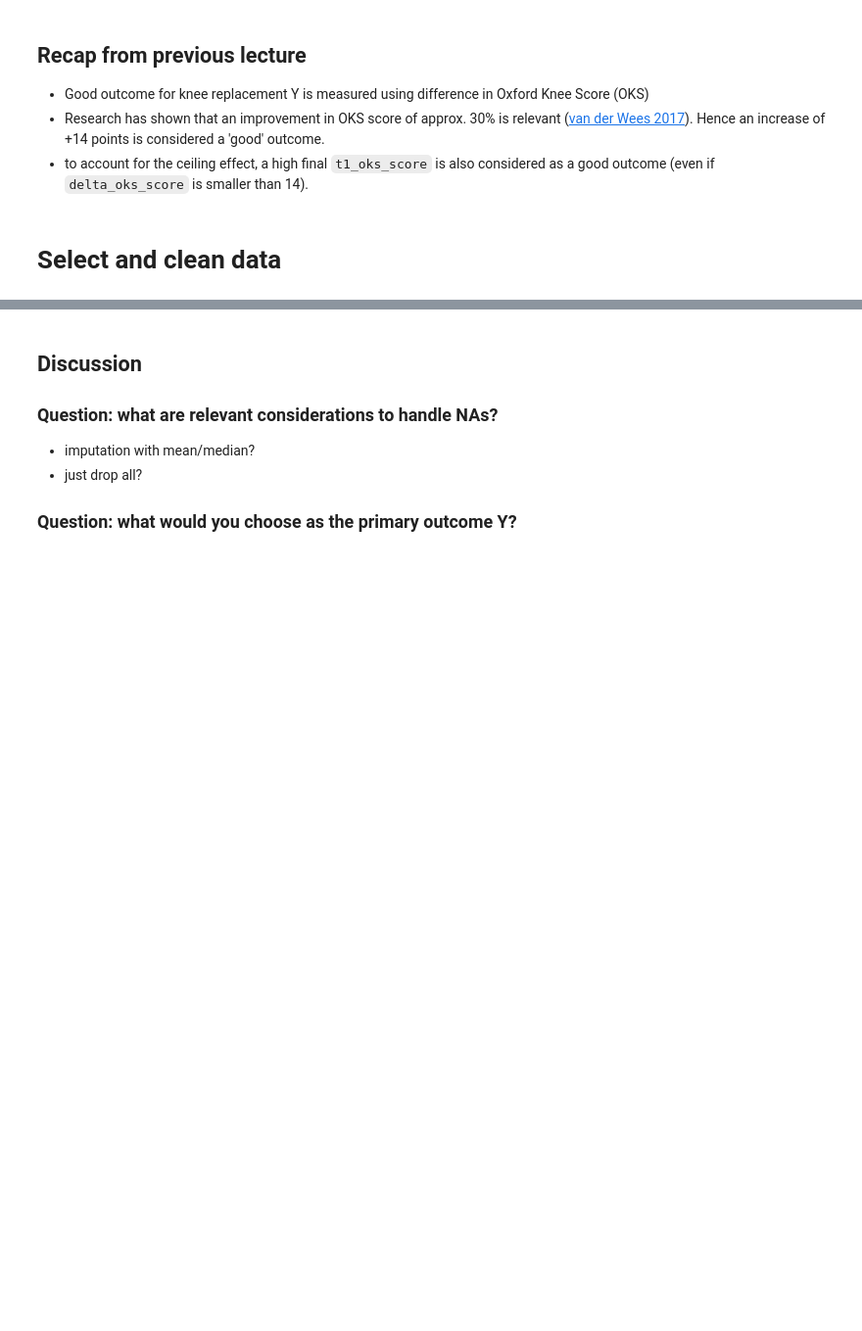
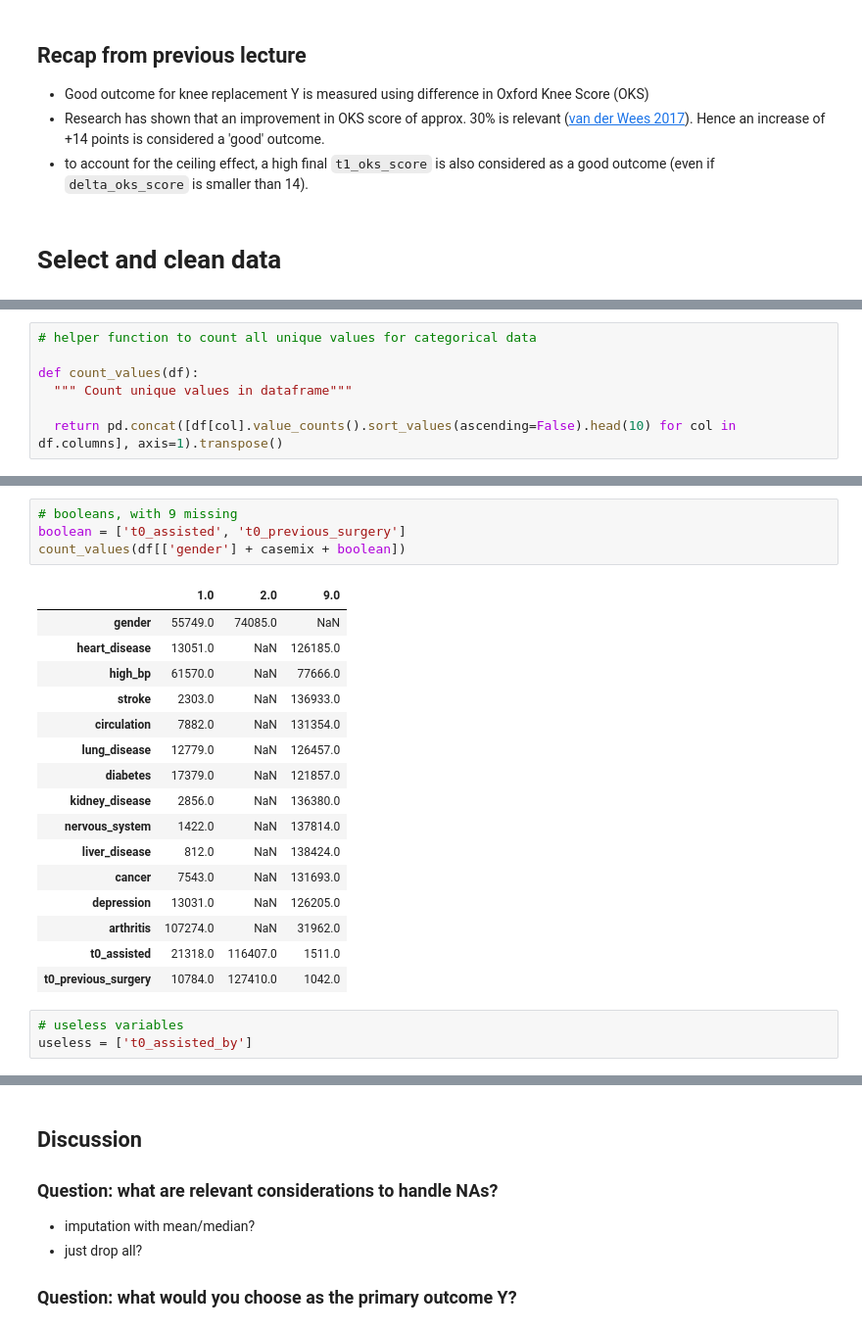
Before and after one commit to EAISI/application-project-nhs-proms, a Jupyter notebook: notebooks/3.0-data-preparation.ipynb, the cells around one changed output, grey strips where cells are left out. Shown at 98% size. Saved outputs shown, nothing was run; the diff lists cells and outputs as text; blank space fills up the shorter version.

```diff
--- a/notebooks/3.0-data-preparation.ipynb
+++ b/notebooks/3.0-data-preparation.ipynb
@@ -117,0 +93,7 @@ volume_provider_year.loc[:, list(top10.index)].plot(figsize=M);
+# %%
+# helper function to count all unique values for categorical data
+
+def count_values(df):
+  """ Count unique values in dataframe"""
+
+  return pd.concat([df[col].value_counts().sort_values(ascending=False).head(10) for col in df.columns], axis=1).transpose()
@@ -117,0 +121,24 @@ volume_provider_year.loc[:, list(top10.index)].plot(figsize=M);
+# %%
+# booleans, with 9 missing
+boolean = ['t0_assisted', 't0_previous_surgery']
+count_values(df[['gender'] + casemix + boolean])
+# %% [output]
+|  | 1.0 | 2.0 | 9.0 |
+| gender | 55749.0 | 74085.0 | NaN |
+| heart_disease | 13051.0 | NaN | 126185.0 |
+| high_bp | 61570.0 | NaN | 77666.0 |
+| stroke | 2303.0 | NaN | 136933.0 |
+| circulation | 7882.0 | NaN | 131354.0 |
+| lung_disease | 12779.0 | NaN | 126457.0 |
+| diabetes | 17379.0 | NaN | 121857.0 |
+| kidney_disease | 2856.0 | NaN | 136380.0 |
+| nervous_system | 1422.0 | NaN | 137814.0 |
+| liver_disease | 812.0 | NaN | 138424.0 |
+| cancer | 7543.0 | NaN | 131693.0 |
+| depression | 13031.0 | NaN | 126205.0 |
+| arthritis | 107274.0 | NaN | 31962.0 |
+| t0_assisted | 21318.0 | 116407.0 | 1511.0 |
+| t0_previous_surgery | 10784.0 | 127410.0 | 1042.0 |
+# %%
+# useless variables
+useless = ['t0_assisted_by']
```
Also changed, not shown: parts of 24 cells of this notebook.
